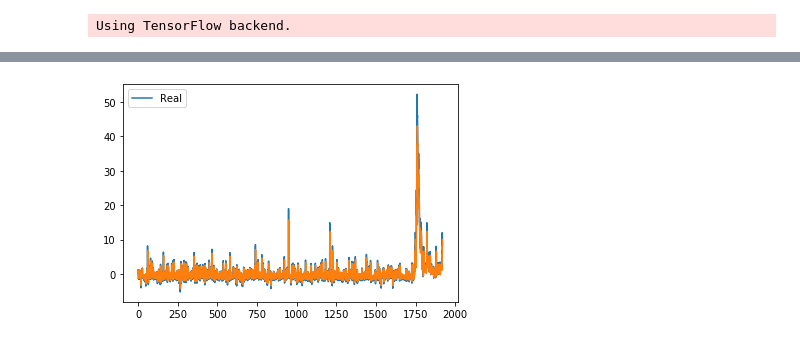
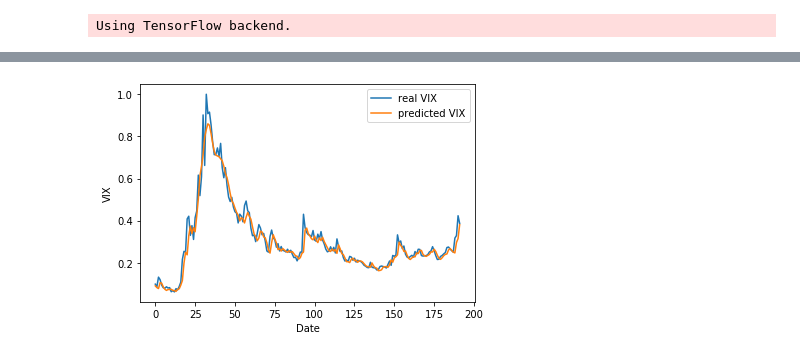
Before and after one commit to glen-yick/Deep-Learning-Time-Series-Prediction-using-LSTM-Recurrent-Neural-Networks, a Jupyter notebook: LSTM-Glen.ipynb, the cells around one changed output, grey strips where cells are left out. Drawn from its saved outputs; the diff is of its cells as text; code cells hidden in the pictures.

```diff
--- a/LSTM-Glen.ipynb
+++ b/LSTM-Glen.ipynb
@@ -25,0 +84,11 @@ def convertSeriesToMatrix(vectorSeries, sequence_length):
+# %%
+values_f_arima = reframe_f_arima.values
+train_f_arima = values_f_arima[:n_train_hours, :]
+test_f_arima = values_f_arima[n_train_hours:, :]
+
+train_X_f_arima, train_y_f_arima = train_f_arima[:, :obs], train_f_arima[:, -features]
+test_X_f_arima, test_y_f_arima = test_f_arima[:, :obs], test_f_arima[:, -features]
+# reshape input to be 3D [samples, timesteps, features]
+train_X_f_arima = train_X_f_arima.reshape((train_X_f_arima.shape[0], days, features))
+test_X_f_arima = test_X_f_arima.reshape((test_X_f_arima.shape[0], days, features))
+print(train_X_f_arima.shape, train_y_f_arima.shape, test_X_f_arima.shape, test_y_f_arima.shape)
@@ -163,34 +267,21 @@ print(pred_all+shifted_value)
 # %%
-divi_for_training = y_all - pred_all
 
 
-real = y_all + shifted_value
-predic = pred_all + shifted_value
+predicted_values_f_arima = model.predict(test_X_f_arima)
+num_test_samples = len(predicted_values_f_arima)
+predicted_values_f_arima = np.reshape(predicted_values, (num_test_samples,1))
+test_y_f_arima = test_y_f_arima.reshape(test_y_f_arima.shape[0],1)
 
 
-# fig = plt.figure()
-# # plt.plot(y_all + shifted_value, label='real VIX')
-# # plt.plot(pred_all + shifted_value, label='predicted VIX')
-# plt.plot(fir[1000:1350], label='real VIX')
-# plt.plot(sec[1000:1350], label='predicted VIX')
-# plt.xlabel('Date')
-# plt.ylabel('VIX')
-# plt.legend()
-# plt.show()
-# fig.savefig('output_prediction.jpg', bbox_inches='tight')
 
-# print(divi_for_training.shape)
+# plot the results (LSTM ONLY)
+fig = plt.figure()
+plt.plot(test_y_f_arima, label='real VIX')
+plt.plot(model.predict(test_X_f_arima), label='predicted VIX')
+plt.xlabel('Date')
+plt.ylabel('VIX')
+plt.legend()
+plt.show()
+fig.savefig('output_prediction.jpg', bbox_inches='tight')
+# %% [output]
+[figure, added]
-# %%
-arima_model = ARIMA(residual, order=(1,0,0))
-ax = plt.gca()
-results = arima_model.fit()
-plt.plot(residual)
-#plt.plot(results.fittedvalues, color='red')
-ax.legend(['Real', 'Forecast'])
-
-forecast = results.predict()
-#rmse = mean_squared_error(residual, forecast)**0.5
-plt.plot(forecast)
-plt.show()
-# %% [output]
-[figure, removed]
```
Also changed, not shown: parts of 23 cells of this notebook, 1 other file.
